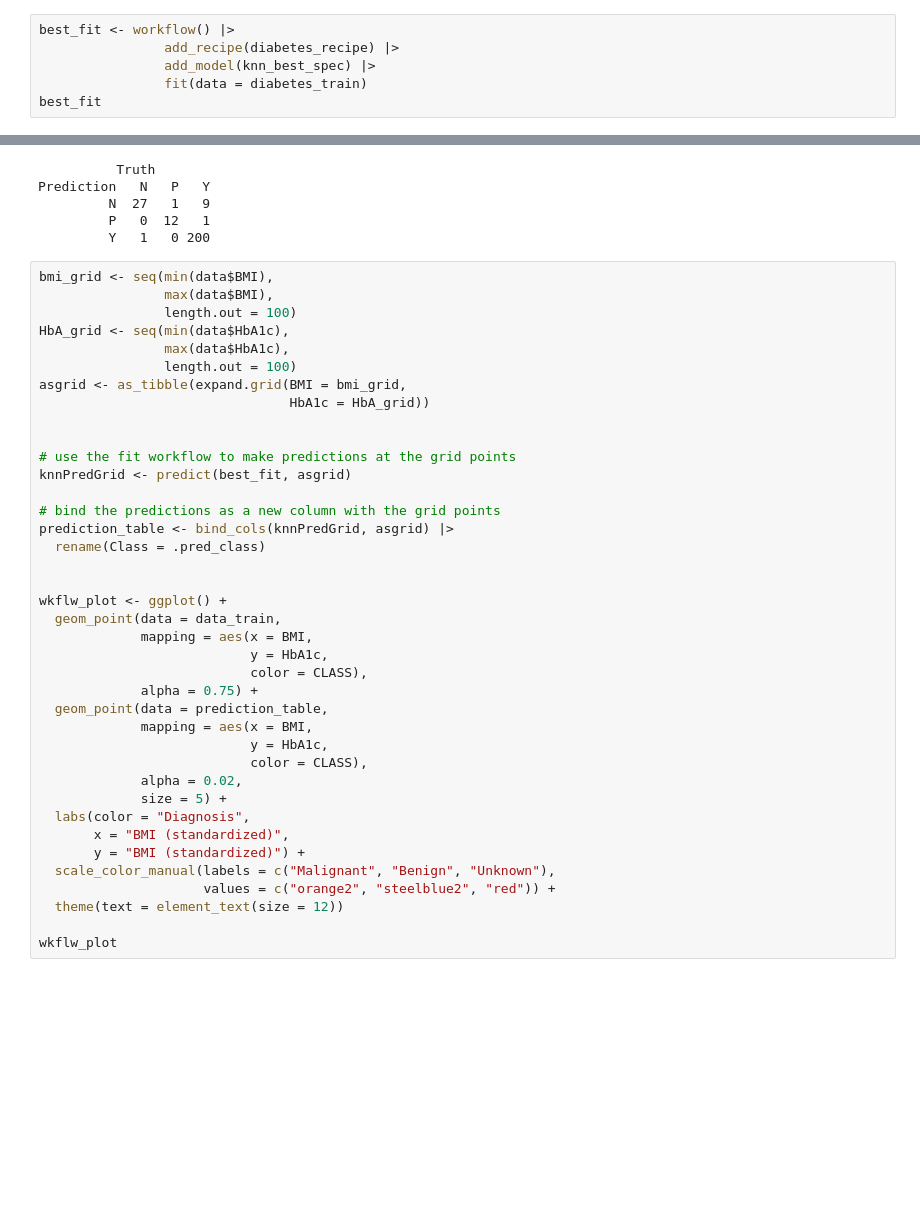
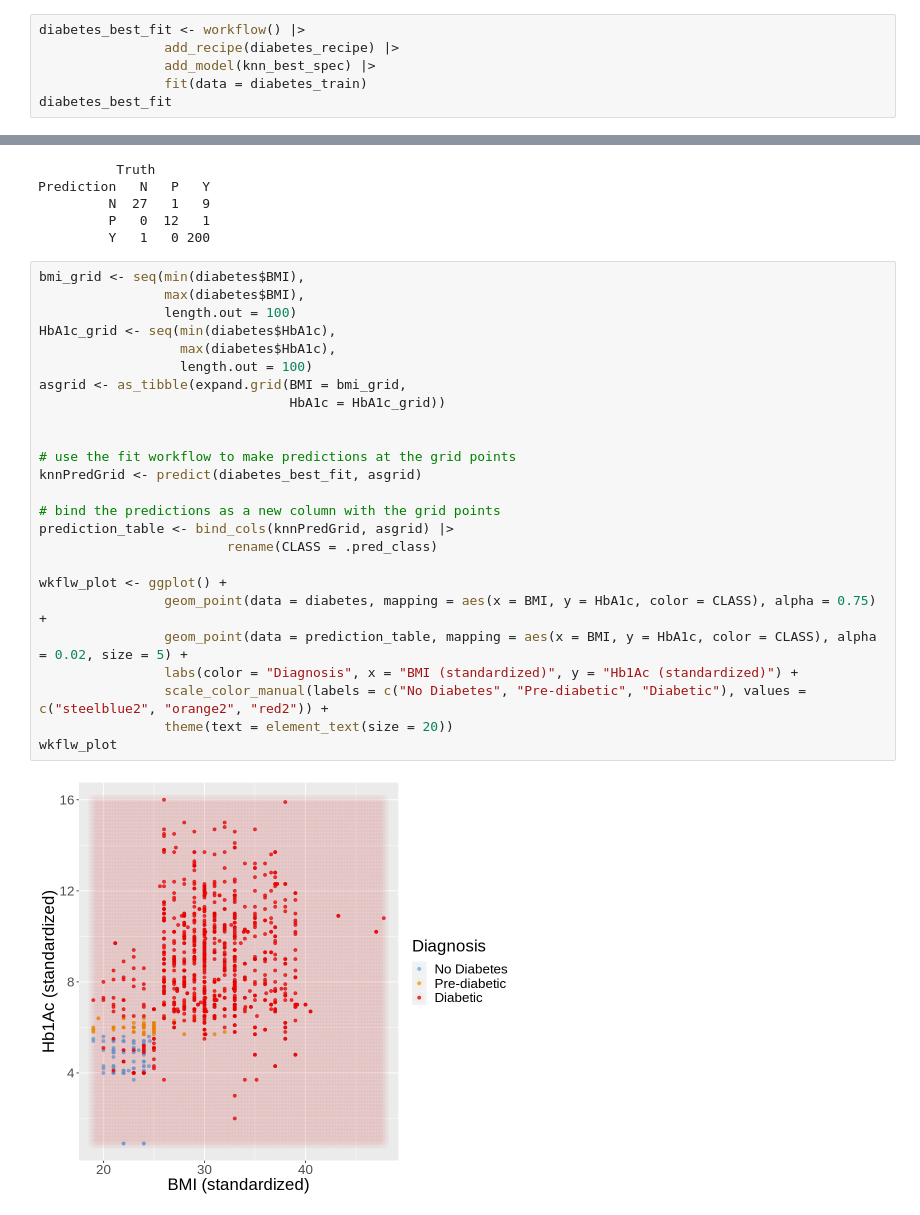
Before and after one commit to sherinay23/group-project-report, a Jupyter notebook: group project report_V1.ipynb, the cells around one changed output, grey strips where cells are left out. Cells and saved outputs as stored; diff of their text form; blank space fills up the shorter version.

```diff
--- a/group project report_V1.ipynb
+++ b/group project report_V1.ipynb
@@ -361,11 +361,11 @@ Main Arguments:
 
 Computational engine: kknn
 # %%
-best_fit <- workflow() |>
+diabetes_best_fit <- workflow() |>
                 add_recipe(diabetes_recipe) |>
                 add_model(knn_best_spec) |>
                 fit(data = diabetes_train)
-best_fit
+diabetes_best_fit
 # %% [output]
 ══ Workflow [trained] ══════════════════════════════════════════════════════════
 Preprocessor: Recipe
@@ -431,41 +431,29 @@ Prediction   N   P   Y
          P   0  12   1
          Y   1   0 200
 # %%
-bmi_grid <- seq(min(data$BMI),
-                max(data$BMI),
+bmi_grid <- seq(min(diabetes$BMI),
+                max(diabetes$BMI),
                 length.out = 100)
-HbA_grid <- seq(min(data$HbA1c),
-                max(data$HbA1c),
-                length.out = 100)
+HbA1c_grid <- seq(min(diabetes$HbA1c),
+                  max(diabetes$HbA1c),
+                  length.out = 100)
 asgrid <- as_tibble(expand.grid(BMI = bmi_grid,
-                                HbA1c = HbA_grid))
+                                HbA1c = HbA1c_grid))
 
 
 # use the fit workflow to make predictions at the grid points
-knnPredGrid <- predict(best_fit, asgrid)
+knnPredGrid <- predict(diabetes_best_fit, asgrid)
 
 # bind the predictions as a new column with the grid points
 prediction_table <- bind_cols(knnPredGrid, asgrid) |>
-  rename(Class = .pred_class)
-
+                        rename(CLASS = .pred_class)
 
 wkflw_plot <- ggplot() +
-  geom_point(data = data_train,
-             mapping = aes(x = BMI,
-                           y = HbA1c,
-                           color = CLASS),
-             alpha = 0.75) +
-  geom_point(data = prediction_table,
-             mapping = aes(x = BMI,
-                           y = HbA1c,
-                           color = CLASS),
-             alpha = 0.02,
-             size = 5) +
-  labs(color = "Diagnosis",
-       x = "BMI (standardized)",
-       y = "BMI (standardized)") +
-  scale_color_manual(labels = c("Malignant", "Benign", "Unknown"),
-                     values = c("orange2", "steelblue2", "red")) +
-  theme(text = element_text(size = 12))
-
+                geom_point(data = diabetes, mapping = aes(x = BMI, y = HbA1c, color = CLASS), alpha = 0.75) +
+                geom_point(data = prediction_table, mapping = aes(x = BMI, y = HbA1c, color = CLASS), alpha = 0.02, size = 5) +
+                labs(color = "Diagnosis", x = "BMI (standardized)", y = "Hb1Ac (standardized)") +
+                scale_color_manual(labels = c("No Diabetes", "Pre-diabetic", "Diabetic"), values = c("steelblue2", "orange2", "red2")) +
+                theme(text = element_text(size = 20))
 wkflw_plot
+# %% [output]
+[figure, added]
```
Also changed, not shown: parts of 2 cells of this notebook.
